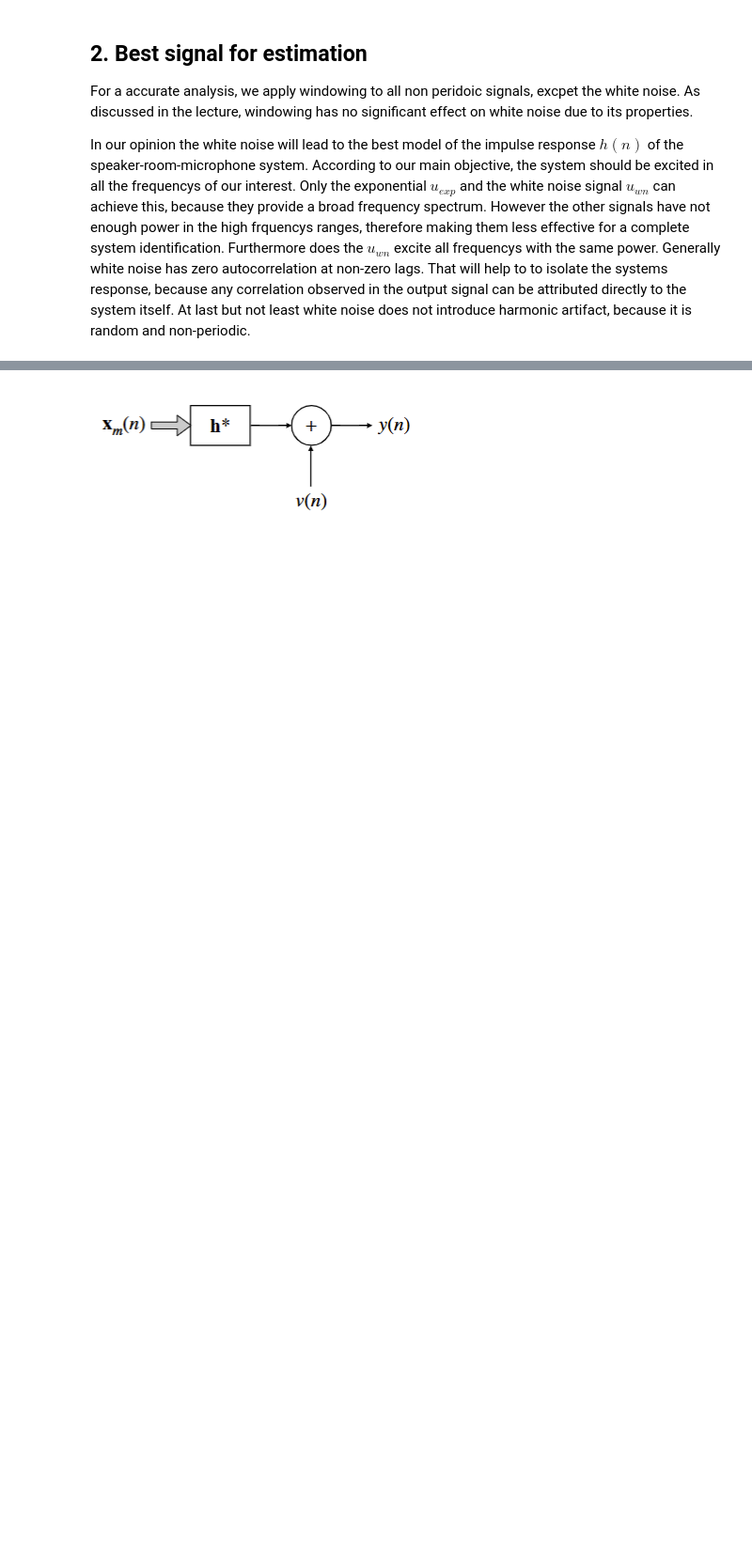
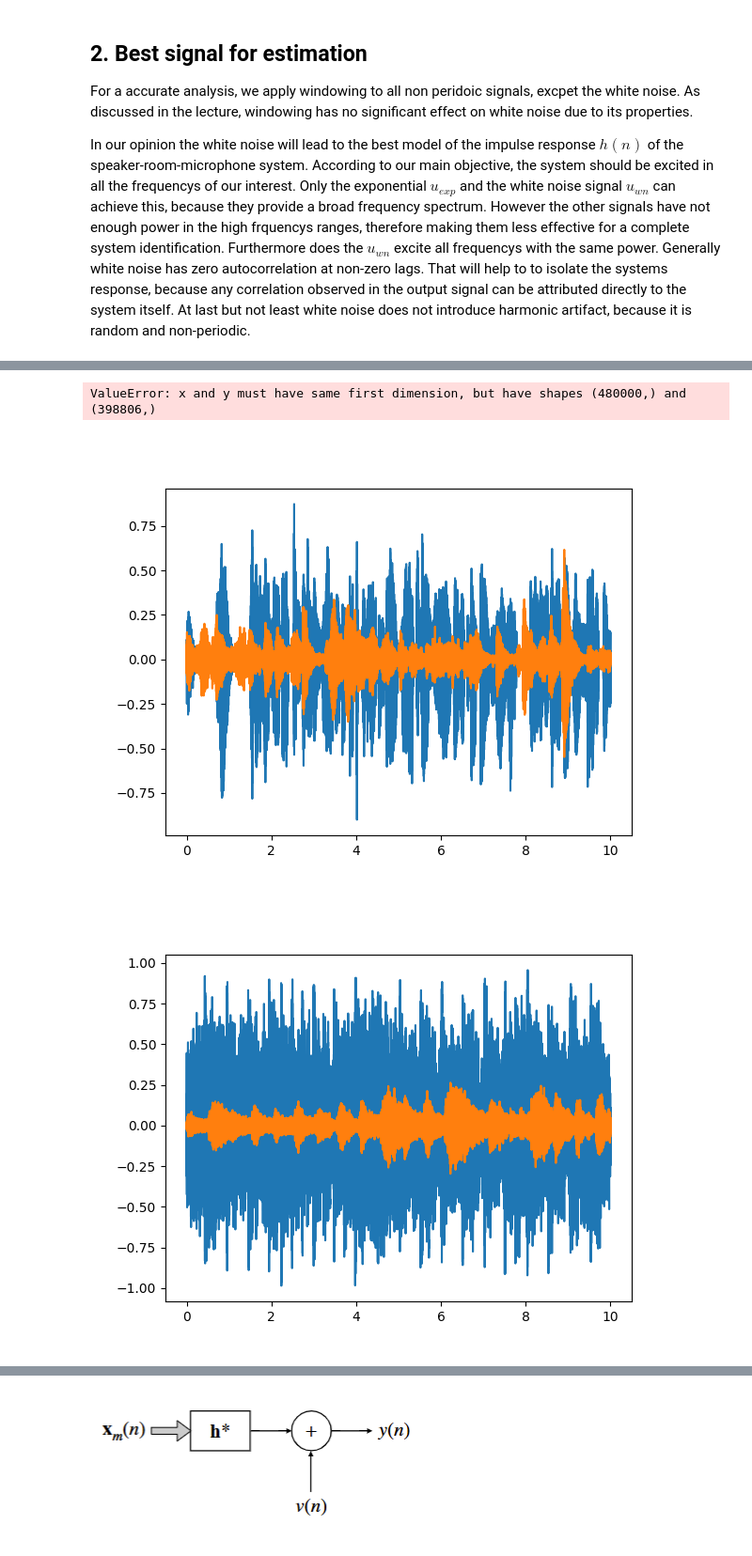
Before and after one commit to CocoMZ/TP2, a Jupyter notebook: main.ipynb, the cells around one changed output, grey strips where cells are left out. Shown at 94% size. Drawn from its saved outputs; the diff is of its cells as text; code cells hidden in the pictures; blank space fills up the shorter version.

```diff
--- a/main.ipynb
+++ b/main.ipynb
@@ -115,8 +128,9 @@ sd.wait()
 # %%
-y_lin, f_lin = librosa.load(r"signals\Barrido lineal.wav", sr = fs)
-y_rec, f_rec = librosa.load(r"signals\Señal-rectangular.wav", sr = fs)
-y_rec = y_rec[int(5*fs):int(5.5*fs)]
-y_lin=y_lin[:int(fs*duration)]
+##### TEST
+# y_lin, f_lin = librosa.load(r"signals\outputs\Barrido lineal.wav", sr = fs)
+# y_rec, f_rec = librosa.load(r"signals\outputs\Señal-rectangular.wav", sr = fs)
+# y_rec = y_rec[int(5*fs):int(5.5*fs)]
+# y_lin=y_lin[:int(fs*duration)]
 
-y_full = np.concatenate([y_rec, y_lin])
+# y_synch_test = np.concatenate([y_rec, np.zeros(int(2*fs)), y_lin])
 # %%
@@ -171,0 +208,33 @@ for key, u in u_dict.items():
+# %%
+import os
+# load all the excitations & outputs in a dict with the keys = i (example: "i": (u_i, y_i))
+# naming conventions: u_i and y_i in two different dicts y_i = {voice, music, rec, lin, exp, wn}
+
+y_dict = {}
+u_dict = u_dict
+sig_dict = {}
+folder_path = r"signals\outputs"
+for filename in os.listdir(folder_path):
+    file_path = os.path.join(folder_path, filename)
+    y, f_y = librosa.load(file_path, sr = fs)
+    key = os.path.splitext(filename)[0]
+    y_dict[key] = y
+
+# Create a combined dictionary: i_dict = { "i": (u_i, y_i) }
+for key in u_dict_synch:
+    if key in y_dict:
+        sig_dict[key] = (u_dict_synch[key], y_dict[key])
+# %%
+# correct the lag for all the signals
+for key, (u_i, y_i) in sig_dict.items():
+    sig_dict[key] = sync(u_i, y_i, n_sync, n_delay)
+# %%
+# plot of the signals:
+for key, (u_i, y_i) in sig_dict.items():
+    plt.figure()
+    plt.plot(t, u_i)
+    plt.plot(t, y_i) # state of art error here, because of sync part, we need new signals
+# %% [output]
+ValueError: x and y must have same first dimension, but have shapes (480000,) and (398806,)
+[figure, added]
+[figure, added]
```
Also changed, not shown: parts of 28 cells of this notebook, 11 other files.
